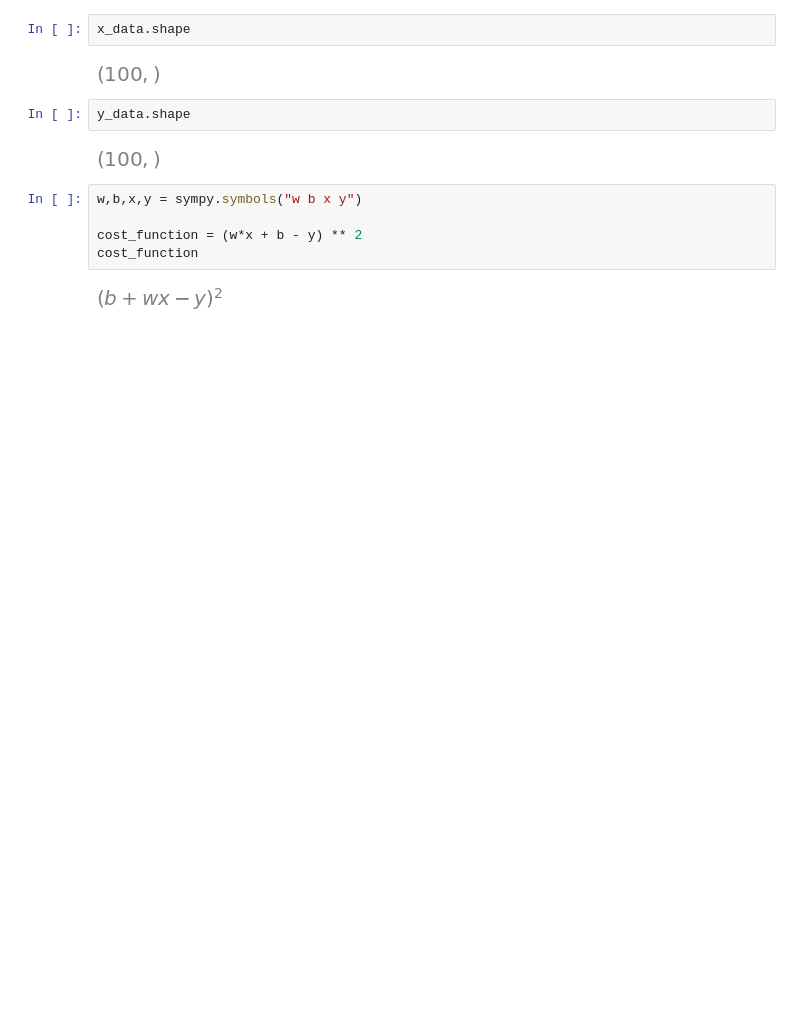
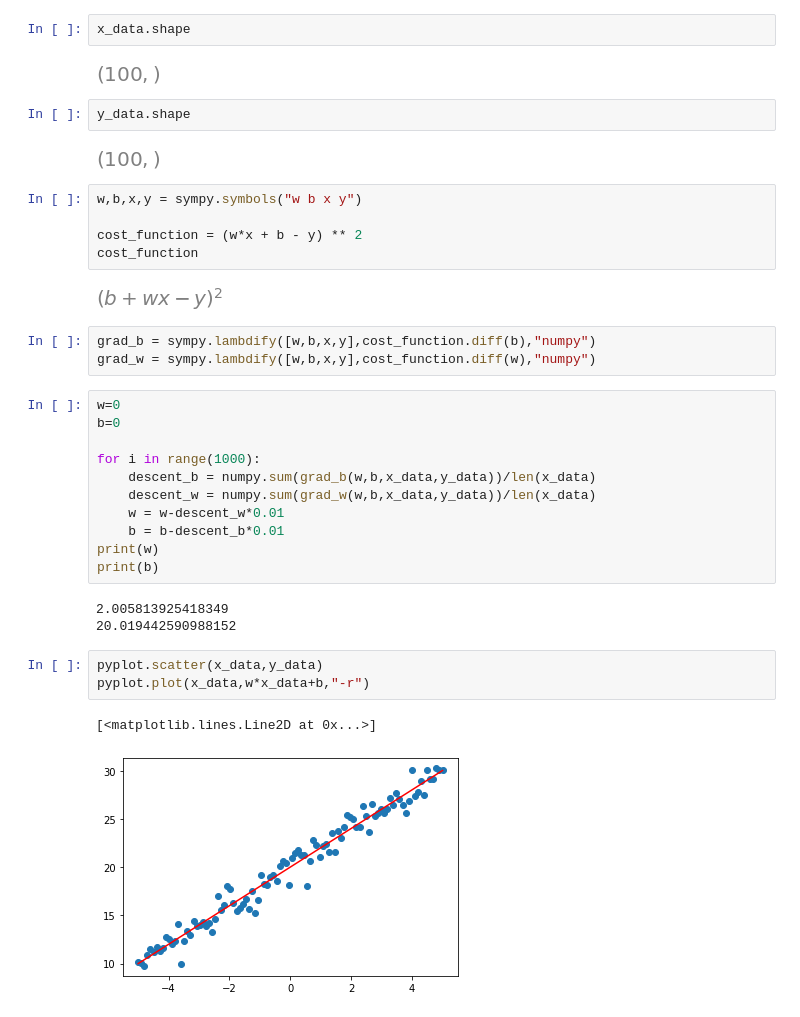
Before and after one commit to leadawon/Natrual_Language_P, a Jupyter notebook: Machine_Learning/Simple_Linear_Regression.ipynb, the cells around one changed output. Cells and saved outputs as stored; diff of their text form; blank space fills up the shorter version.

```diff
--- a/Machine_Learning/Simple_Linear_Regression.ipynb
+++ b/Machine_Learning/Simple_Linear_Regression.ipynb
@@ -64,3 +64,26 @@ cost_function = (w*x + b - y) ** 2
 cost_function
 # %% [output]
 [figure]
+# %%
+grad_b = sympy.lambdify([w,b,x,y],cost_function.diff(b),"numpy")
+grad_w = sympy.lambdify([w,b,x,y],cost_function.diff(w),"numpy")
+# %%
+w=0
+b=0
+
+for i in range(1000):
+    descent_b = numpy.sum(grad_b(w,b,x_data,y_data))/len(x_data)
+    descent_w = numpy.sum(grad_w(w,b,x_data,y_data))/len(x_data)
+    w = w-descent_w*0.01
+    b = b-descent_b*0.01
+print(w)
+print(b)
+# %% [output]
+2.005813925418349
+20.019442590988152
+# %%
+pyplot.scatter(x_data,y_data)
+pyplot.plot(x_data,w*x_data+b,"-r")
+# %% [output]
+[<matplotlib.lines.Line2D at 0x...>]
+[figure, added]
```
Also changed, not shown: parts of 11 cells of this notebook, 1 other file.
